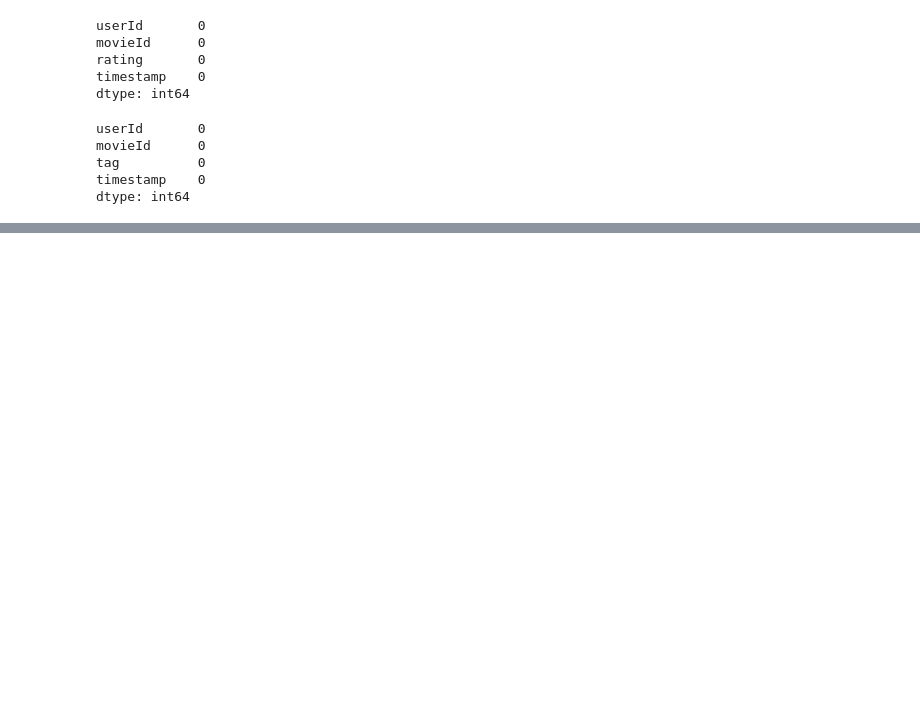
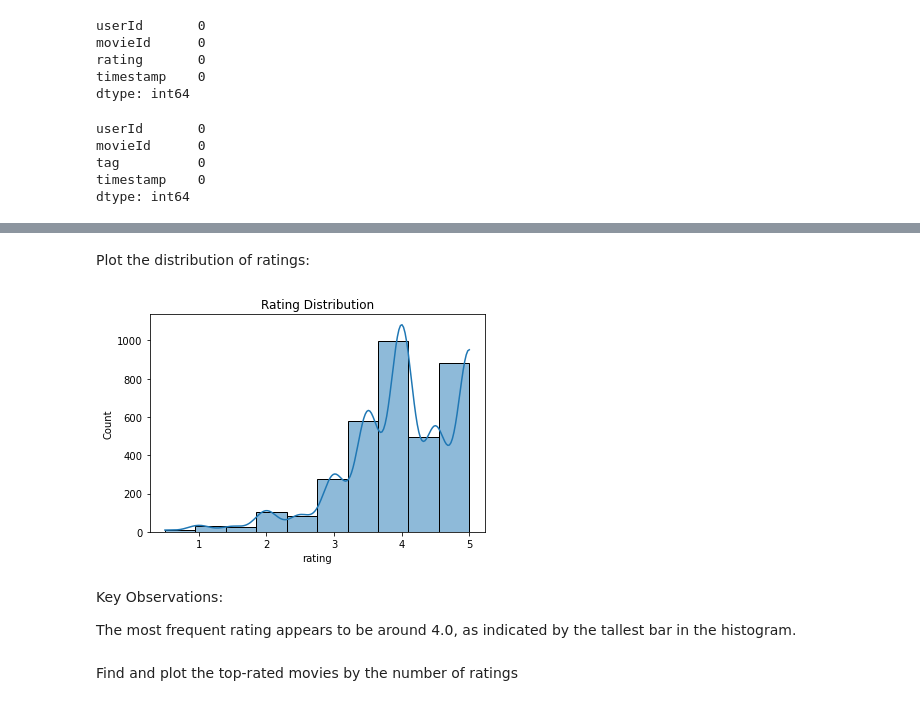
Before and after one commit to ruth-kitasi/Movielens-Recommendation-System, a Jupyter notebook: work_folder/Agatha.ipynb, the cells around one changed output, grey strips where cells are left out. Drawn from its saved outputs; the diff is of its cells as text; code cells hidden in the pictures; blank space fills up the shorter version.

```diff
--- a/work_folder/Agatha.ipynb
+++ b/work_folder/Agatha.ipynb
@@ -179,0 +294,14 @@ df.head()
+# %% [markdown]
+Plot the distribution of ratings:
+# %%
+sns.histplot(df['rating'], bins=10, kde=True)
+plt.title('Rating Distribution')
+plt.show()
+# %% [output]
+[figure, added]
+# %% [markdown]
+Key Observations:
+
+The most frequent rating appears to be around 4.0, as indicated by the tallest bar in the histogram.
+# %% [markdown]
+Find and plot the top-rated movies by the number of ratings
```
Also changed, not shown: parts of 26 cells of this notebook.
